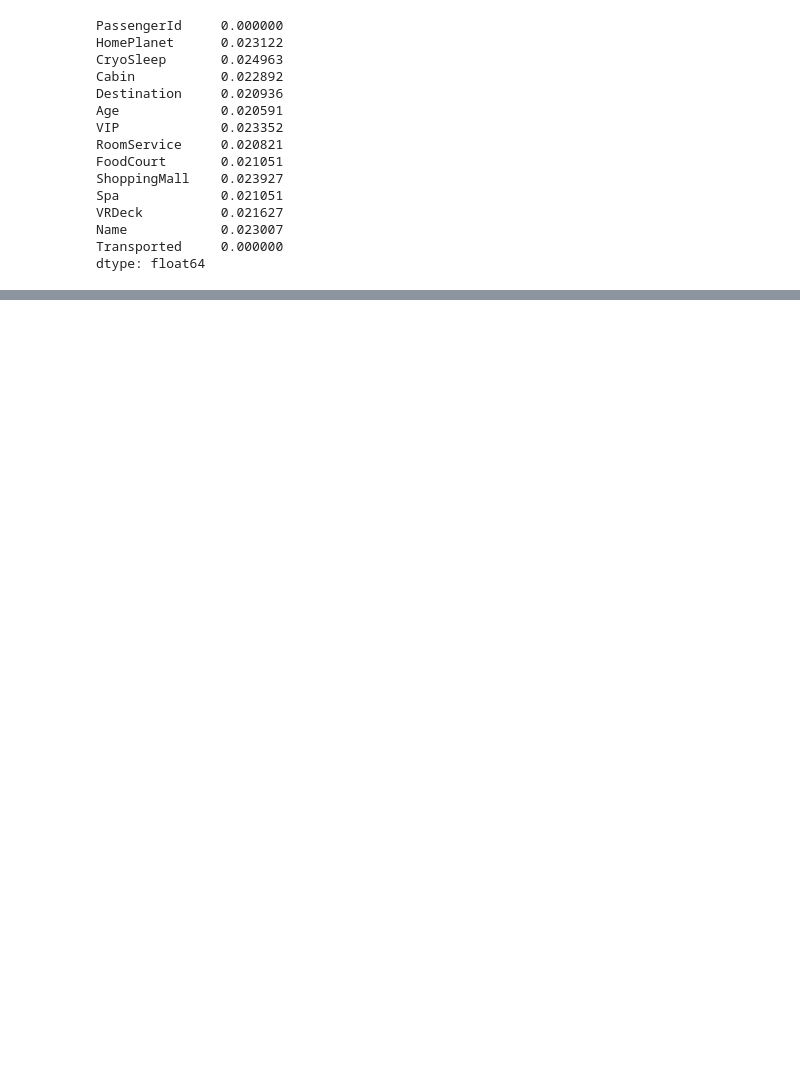
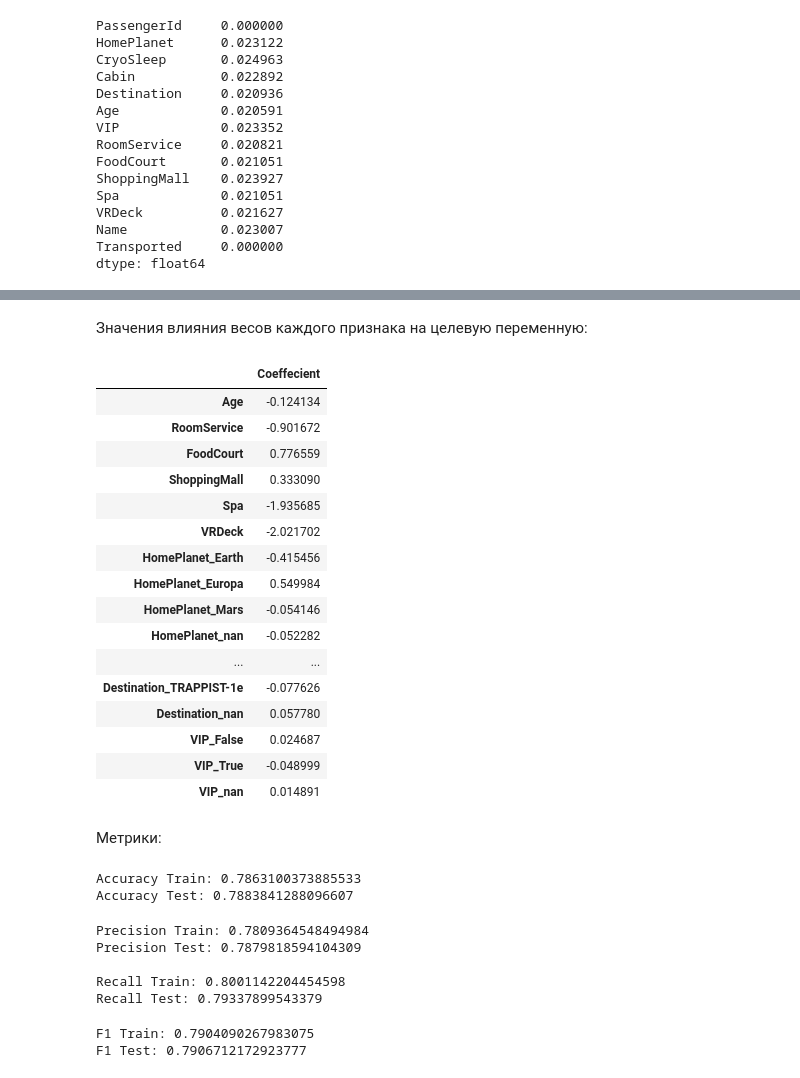
Before and after one commit to kalewala/msu_data_science_2023, a Jupyter notebook: Final_project.ipynb, the cells around one changed output, grey strips where cells are left out. Drawn from its saved outputs; the diff is of its cells as text; code cells hidden in the pictures; blank space fills up the shorter version.

```diff
--- a/Final_project.ipynb
+++ b/Final_project.ipynb
@@ -165,0 +200,7 @@ sns.heatmap(
+# %%
+df1 = df.drop(['PassengerId', 'Cabin', 'Name'],axis=1)#.dropna()  # выбор признаков для модели
+# %%
+df1 = pd.get_dummies(data=df1, dummy_na=True)  # бинариация категориальных признаков методом One-hot-кодирование
+# %%
+#df1 = df1.dropna()  # удаление оставшихся пропусков
+df1 = df1.fillna(df1.mean())  # заполнение пропусков признаков float64 средними значениями
@@ -165,0 +232,63 @@ sns.heatmap(
+# %% [markdown]
+Значения влияния весов каждого признака на целевую переменную:
+# %%
+df1_coefs = pd.DataFrame(data=clf.coef_, columns=X.columns).T
+df1_coefs.columns = ['Coeffecient']
+df1_coefs
+# %% [output]
+|  | Coeffecient |
+| Age | -0.124134 |
+| RoomService | -0.901672 |
+| FoodCourt | 0.776559 |
+| ShoppingMall | 0.333090 |
+| Spa | -1.935685 |
+| VRDeck | -2.021702 |
+| HomePlanet_Earth | -0.415456 |
+| HomePlanet_Europa | 0.549984 |
+| HomePlanet_Mars | -0.054146 |
+| HomePlanet_nan | -0.052282 |
+| ... | ... |
+| Destination_TRAPPIST-1e | -0.077626 |
+| Destination_nan | 0.057780 |
+| VIP_False | 0.024687 |
+| VIP_True | -0.048999 |
+| VIP_nan | 0.014891 |
+# %% [markdown]
+Метрики:
+# %%
+from sklearn.metrics import accuracy_score
+
+
+# получаем предсказания (ответы) алгоритма
+y_pred = clf.predict(X_test_std)
+y_pred_train = clf.predict(X_train_std)
+
+print(f'Accuracy Train: {accuracy_score(y_train, y_pred_train)}')
+print(f'Accuracy Test: {accuracy_score(y_test, y_pred)}')
+# %% [output]
+Accuracy Train: 0.7863100373885533
+Accuracy Test: 0.7883841288096607
+# %%
+from sklearn.metrics import precision_score, recall_score
+
+
+print(f'Precision Train: {precision_score(y_train, y_pred_train)}')
+print(f'Precision Test: {precision_score(y_test, y_pred)}\n')
+
+print(f'Recall Train: {recall_score(y_train, y_pred_train)}')
+print(f'Recall Test: {recall_score(y_test, y_pred)}')
+# %% [output]
+Precision Train: 0.7809364548494984
+Precision Test: 0.7879818594104309
+
+Recall Train: 0.8001142204454598
+Recall Test: 0.79337899543379
+# %%
+from sklearn.metrics import f1_score
+
+
+print(f'F1 Train: {f1_score(y_train, y_pred_train)}')
+print(f'F1 Test: {f1_score(y_test, y_pred)}')
+# %% [output]
+F1 Train: 0.7904090267983075
+F1 Test: 0.7906712172923777
```
Also changed, not shown: parts of 30 cells of this notebook.
